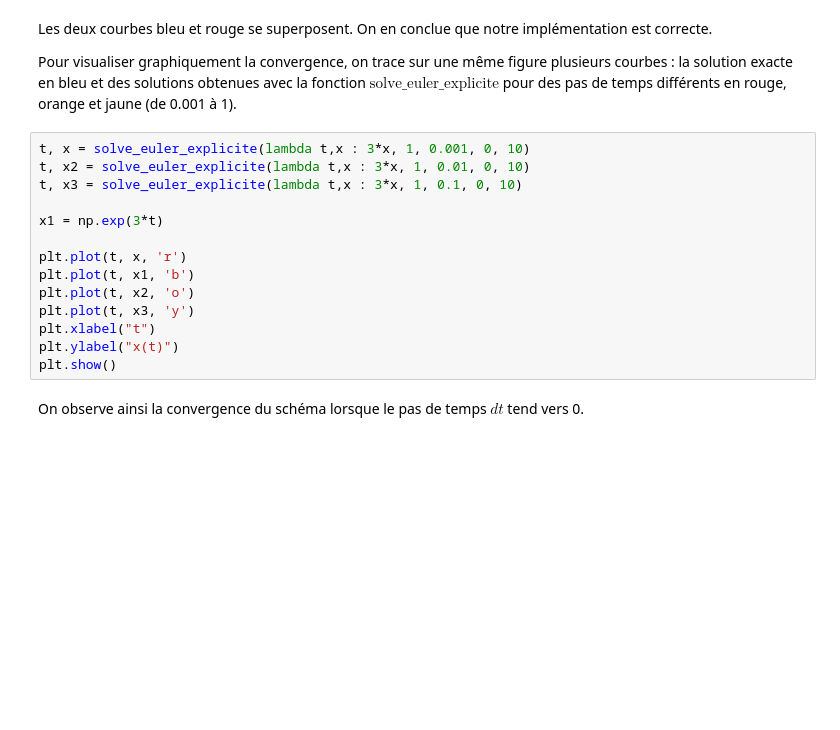
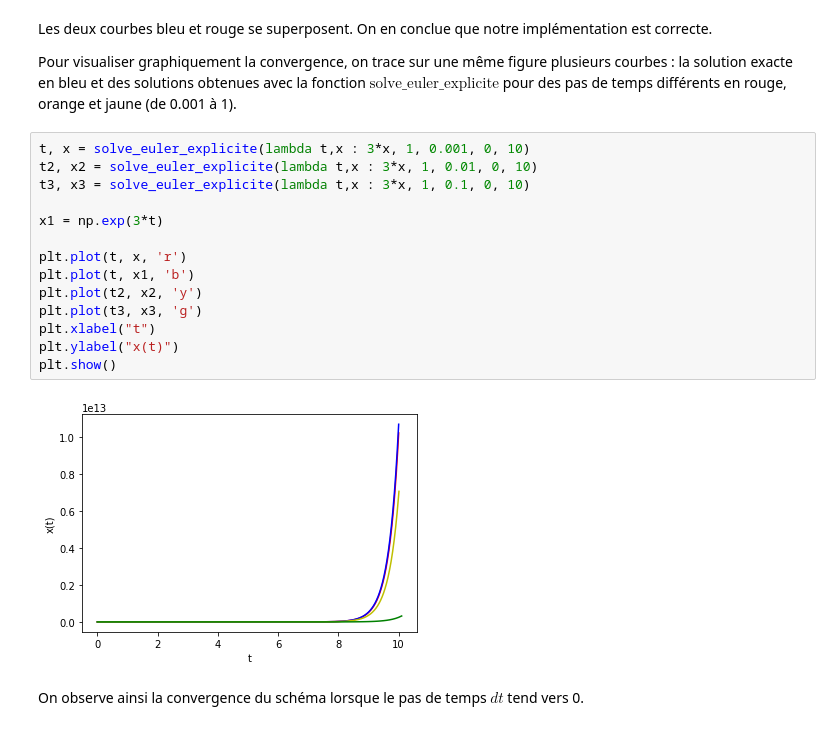
Before and after one commit to cwotawa/Projet-math-info-2, a Jupyter notebook: Projet_2.ipynb, the cells around one changed output. Saved outputs shown, nothing was run; the diff lists cells and outputs as text; blank space fills up the shorter version.

```diff
--- a/Projet_2.ipynb
+++ b/Projet_2.ipynb
@@ -257,18 +257,20 @@ Les deux courbes bleu et rouge se superposent. On en conclue que notre implémen
 Pour visualiser graphiquement la convergence, on trace sur une même figure plusieurs courbes : la solution exacte en bleu et des solutions obtenues avec la fonction $\mbox{solve_euler_explicite}$ pour des pas de temps différents en rouge, orange et jaune (de 0.001 à 1).
 # %%
 t, x = solve_euler_explicite(lambda t,x : 3*x, 1, 0.001, 0, 10)
-t, x2 = solve_euler_explicite(lambda t,x : 3*x, 1, 0.01, 0, 10)
-t, x3 = solve_euler_explicite(lambda t,x : 3*x, 1, 0.1, 0, 10)
+t2, x2 = solve_euler_explicite(lambda t,x : 3*x, 1, 0.01, 0, 10)
+t3, x3 = solve_euler_explicite(lambda t,x : 3*x, 1, 0.1, 0, 10)
 
 x1 = np.exp(3*t)
 
 plt.plot(t, x, 'r')
 plt.plot(t, x1, 'b')
-plt.plot(t, x2, 'o')
-plt.plot(t, x3, 'y')
+plt.plot(t2, x2, 'y')
+plt.plot(t3, x3, 'g')
 plt.xlabel("t")
 plt.ylabel("x(t)")
 plt.show()
+# %% [output]
+[figure, added]
 # %% [markdown]
 On observe ainsi la convergence du schéma lorsque le pas de temps $dt$ tend vers 0.
 # %% [markdown]
```
Also changed, not shown: parts of 15 cells of this notebook.
